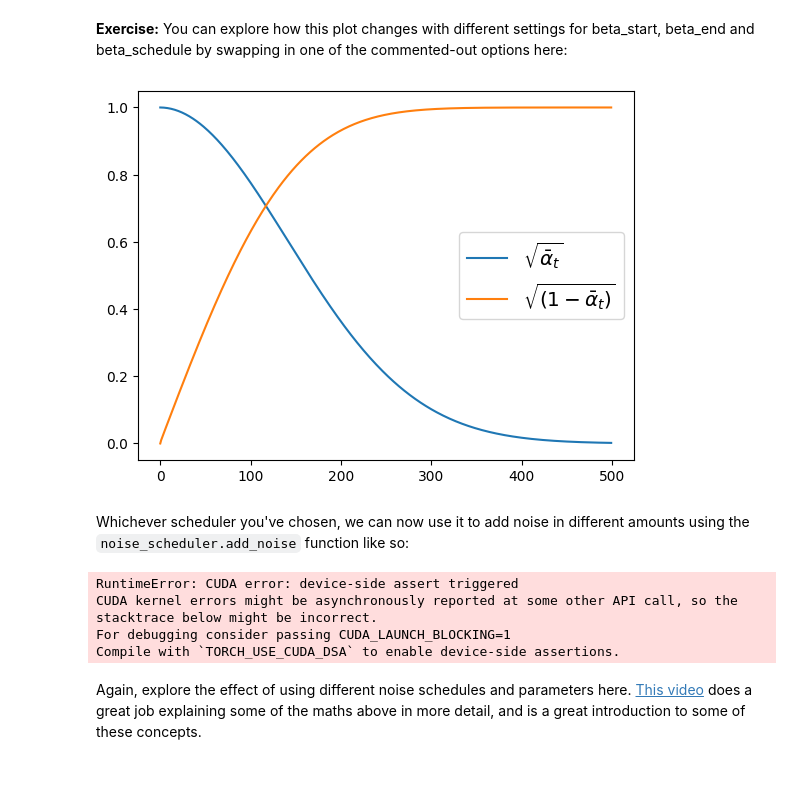
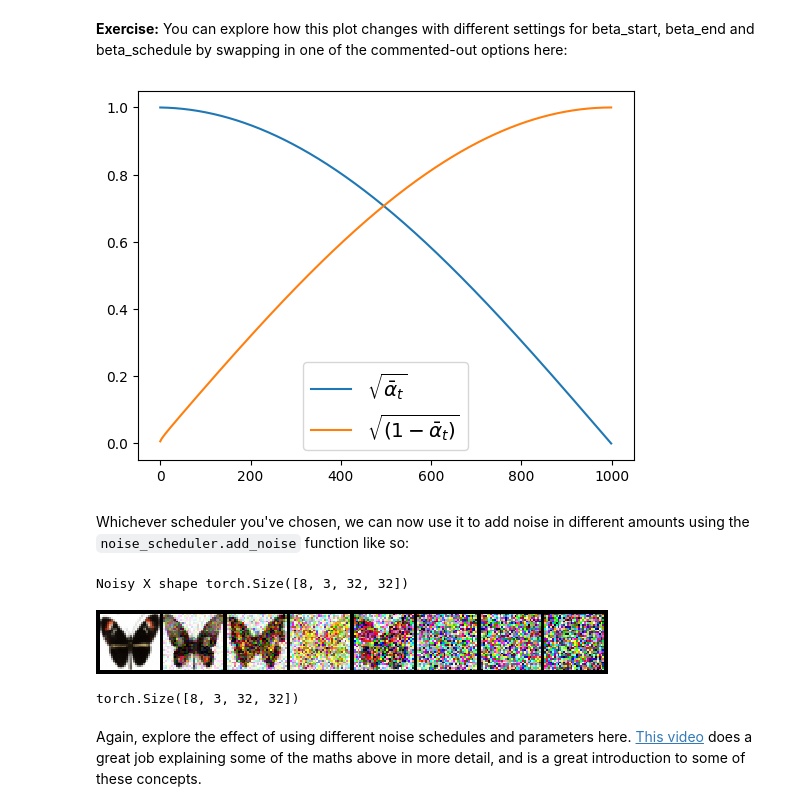
Before and after one commit to PdS91/Diffusers, a Jupyter notebook: unit1/01_introduction_to_diffusers.ipynb, the cells around one changed output. Drawn from its saved outputs; the diff is of its cells as text; code cells hidden in the pictures; blank space fills up the shorter version.

```diff
--- a/unit1/01_introduction_to_diffusers.ipynb
+++ b/unit1/01_introduction_to_diffusers.ipynb
@@ -277,27 +292,29 @@ plt.legend(fontsize="x-large");
 # noise_scheduler = DDPMScheduler(num_train_timesteps=1000, beta_schedule='squaredcos_cap_v2')
 # %%
 b_srt = 0
-b_end = 0.05
-noise_scheduler = DDPMScheduler(num_train_timesteps=500,beta_start=b_srt,beta_end=b_end,beta_schedule='linear')
+b_end = 0.02
+noise_scheduler = DDPMScheduler(num_train_timesteps=1000,beta_start=b_srt,beta_end=b_end,beta_schedule='squaredcos_cap_v2')
 
 plt.plot(noise_scheduler.alphas_cumprod.cpu() ** 0.5, label=r"${\sqrt{\bar{\alpha}_t}}$")
 plt.plot((1 - noise_scheduler.alphas_cumprod.cpu()) ** 0.5, label=r"$\sqrt{(1 - \bar{\alpha}_t)}$")
 plt.legend(fontsize="x-large");
 # %% [output]
-[figure, old version]
+[figure, new version]
 # %% [markdown]
 Whichever scheduler you've chosen, we can now use it to add noise in different amounts using the `noise_scheduler.add_noise` function like so:
 # %%
-timesteps = torch.linspace(0, 499, 8).long().to(device)
+timesteps = torch.linspace(0, 999, 8).long().to(device)
 noise = torch.randn_like(xb)
 noisy_xb = noise_scheduler.add_noise(xb, noise, timesteps)
 print("Noisy X shape", noisy_xb.shape)
 show_images(noisy_xb).resize((8 * 64, 64), resample=Image.NEAREST)
 # %% [output]
-RuntimeError: CUDA error: device-side assert triggered
-CUDA kernel errors might be asynchronously reported at some other API call, so the stacktrace below might be incorrect.
-For debugging consider passing CUDA_LAUNCH_BLOCKING=1
-Compile with `TORCH_USE_CUDA_DSA` to enable device-side assertions.
+Noisy X shape torch.Size([8, 3, 32, 32])
+[figure, added]
+# %%
+noisy_xb.shape
+# %% [output]
+torch.Size([8, 3, 32, 32])
 # %% [markdown]
 Again, explore the effect of using different noise schedules and parameters here. [This video](https://www.youtube.com/watch?v=fbLgFrlTnGU) does a great job explaining some of the maths above in more detail, and is a great introduction to some of these concepts.
 # %% [markdown]
```
Also changed, not shown: parts of 12 cells of this notebook.
